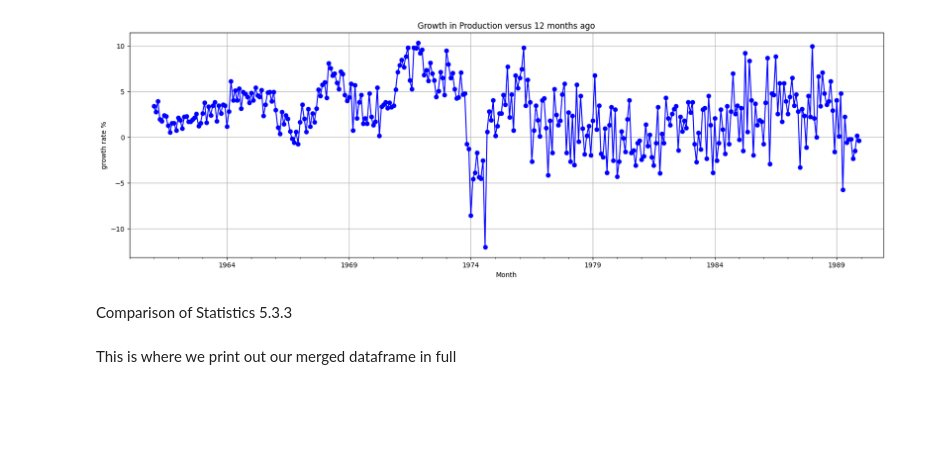
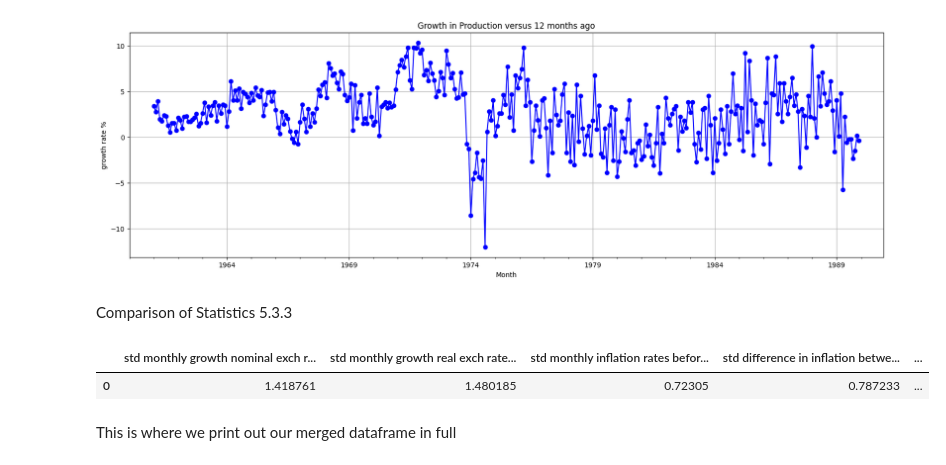
Before and after one commit to Josh-Yg/Macro-Pythonwork, a Jupyter notebook: Data Cleaning.ipynb, the cells around one changed output. Saved outputs shown, nothing was run; the diff lists cells and outputs as text; code cells hidden in the pictures; blank space fills up the shorter version.

Commit message:
Comparison statistics

```diff
--- a/Data Cleaning.ipynb
+++ b/Data Cleaning.ipynb
@@ -205,6 +223,32 @@ plt.show()
 [figure]
 # %% [markdown]
 Comparison of Statistics 5.3.3
+# %%
+# First define a variable that stores the difference between our countries inflation rate and the US
+# Calculated by using Spanish inflation rate minus US inflation rate
+df_month_series['Difference between Spain and US inflation rates'] = df_month_series['Monthly Inflation Rate']\
+                                                                     - df_US_month_series['Monthly Inflation Rate']
+difference_between_spain_and_US_inflation = df_month_series['Difference between Spain and US inflation rates']
+# %%
+# Standard deviation calculations for monthly growth of nominal and real exchange rates
+# Standard deviation calculations for monthly inflation and difference in inflation and 12 monthly industrial growth
+comparison_statistics_Bretton = {
+    'std monthly growth nominal exch rates before Bretton': df_month_series['Monthly Growth in Nominal Exchange Rate %'][0:139].std(),
+    'std monthly growth real exch rates before Bretton': df_month_series['Monthly growth in Real exchange rate %'][0:139].std(),
+    'std monthly inflation rates before Bretton': df_month_series['Monthly Inflation Rate'][0:139].std(),
+    'std difference in inflation between Spain and US before Bretton': df_month_series['Difference between Spain and US inflation rates'][0:139].std(),
+    'std 12 monthly industrial growth before Bretton': df_month_series['Growth in Production over 12 months'][0:139].std(),
+    'std monthly growth nominal exch rates after Bretton': df_month_series['Monthly Growth in Nominal Exchange Rate %'][156:].std(),
+    'std monthly growth real exch rates after Bretton': df_month_series['Monthly growth in Real exchange rate %'][156:].std(),
+    'std monthly inflation rates after Bretton': df_month_series['Monthly Inflation Rate'][156:].std(),
+    'std difference in inflation between Spain and US after Bretton': df_month_series['Difference between Spain and US inflation rates'][156:].std(),
+    'std 12 monthly industrial growth after Bretton': df_month_series['Growth in Production over 12 months'][156:].std()
+}
+df_comparison_statistics = pd.DataFrame(comparison_statistics_Bretton, index = [0])
+df_comparison_statistics
+# %% [output]
+|  | std monthly growth nominal exch r... | std monthly growth real exch rate... | std monthly inflation rates befor... | std difference in inflation betwe... | ... |
+| 0 | 1.418761 | 1.480185 | 0.72305 | 0.787233 | ... |
 # %%
 data = {
     'Month series': pd.date_range(start = 'Jan 1960', periods = 372, freq = 'MS'),
```
Also changed, not shown: parts of 1 cell of this notebook.
